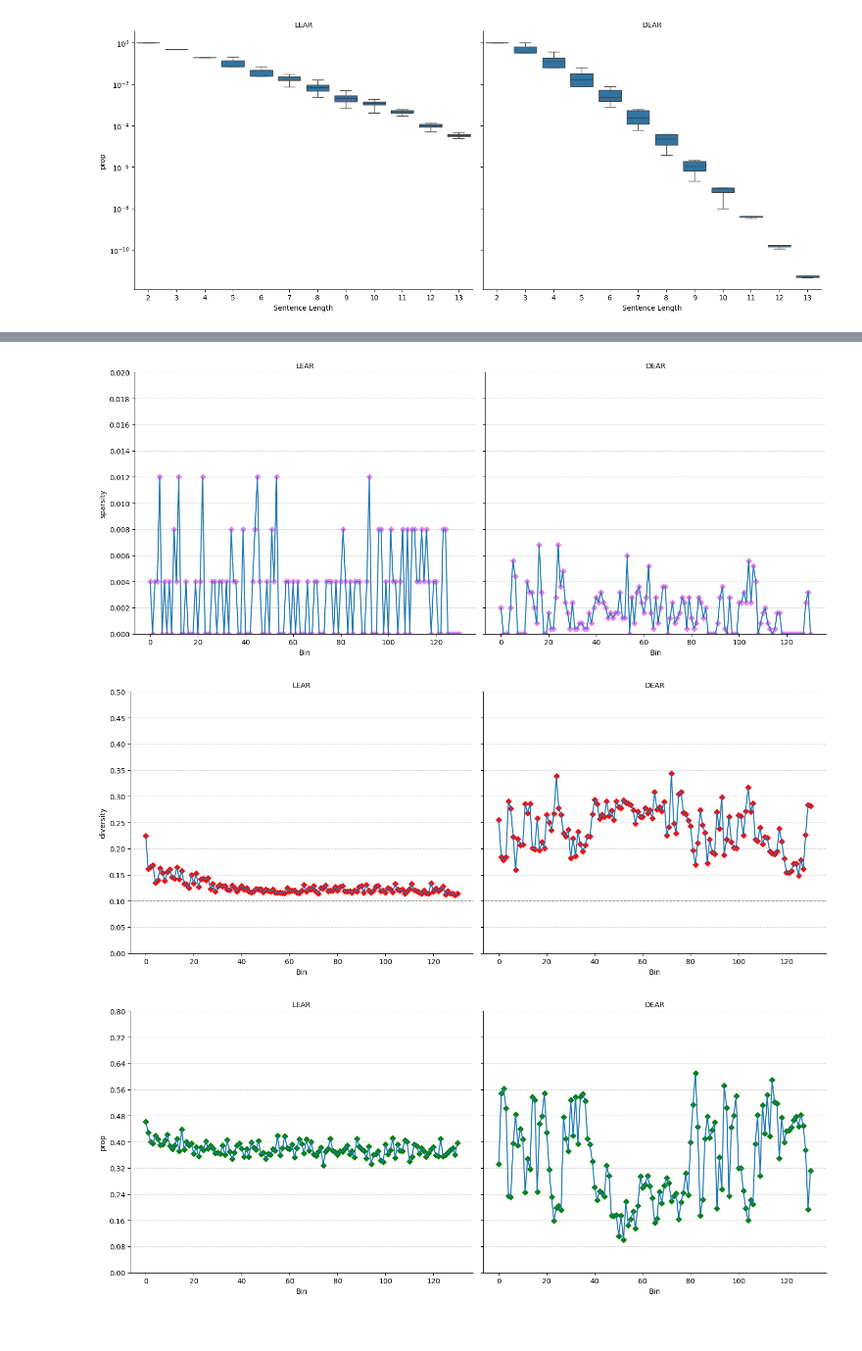
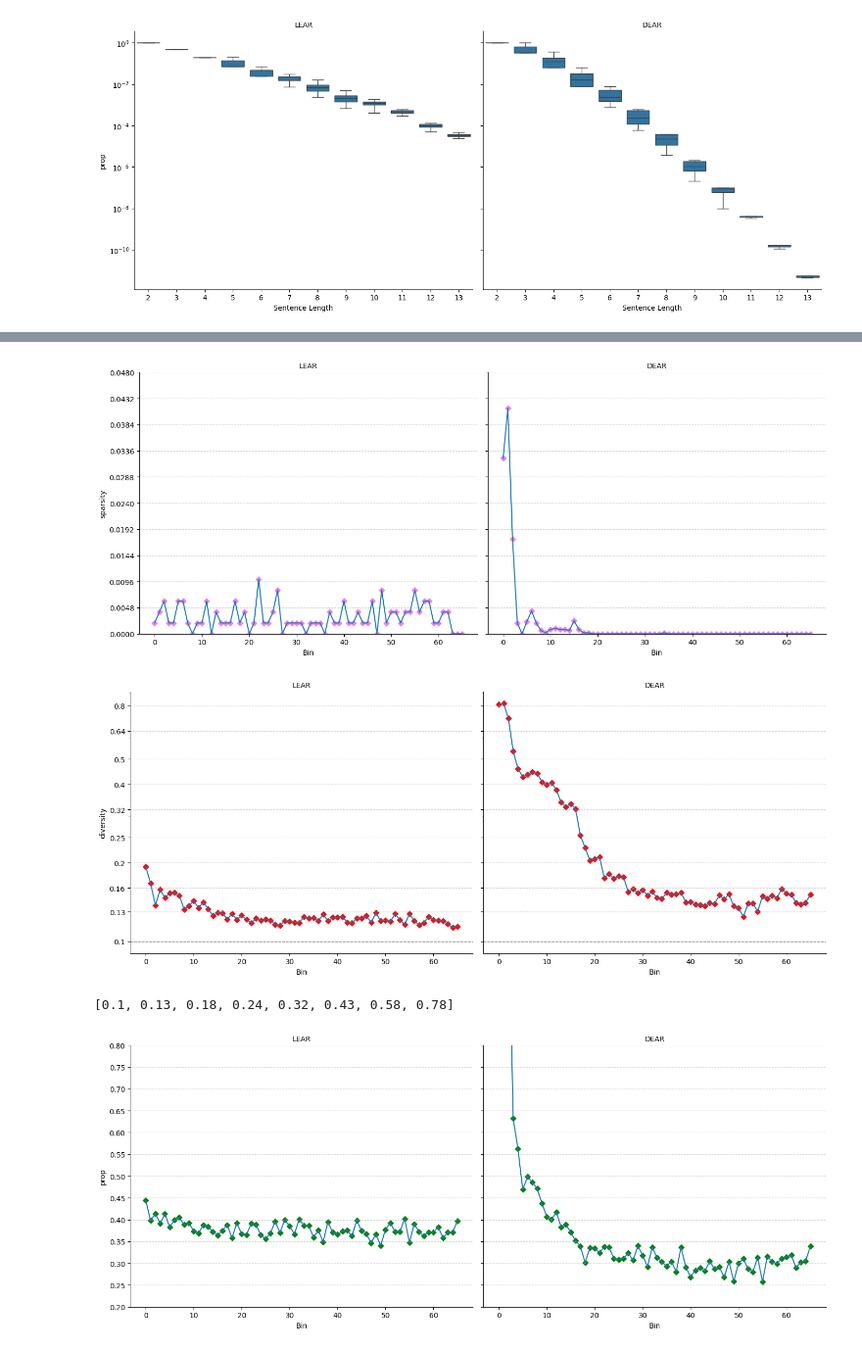
Before and after one commit to JoaquinCardonaRuiz/thesis-compositionality, a Jupyter notebook: ACL/sparsity_test/sparsity.ipynb, the cells around one changed output, grey strips where cells are left out. Shown at 98% size. Saved outputs shown, nothing was run; the diff lists cells and outputs as text; code cells hidden in the pictures.

```diff
--- a/ACL/sparsity_test/sparsity.ipynb
+++ b/ACL/sparsity_test/sparsity.ipynb
@@ -622,6 +796,6 @@ LEAR Diversity Prop Min: 2.403707478414707e-05
 # %%
 # Bin the data into groups of 10 rows by row_num and average c_reward, c_reward_min, c_reward_max
-bin_size = 250
+bin_size = 500
 dear_avg['bin'] = dear_avg['row_num'] // bin_size
 lear_avg['bin'] = lear_avg['row_num'] // bin_size
 
@@ -629,18 +803,24 @@ dear_binned = dear_avg.groupby('bin').agg({
     'c_reward': 'mean',
     'c_reward_min': 'mean',
     'c_reward_max': 'mean',
+    's_reward': 'mean',
     'sparsity': 'mean',
     'diversity': 'mean',
-    'prop': 'mean'
+    'prop': 'mean',
+    'perfect_reward': 'mean',
+    'accuracy': 'mean'
 }).reset_index()
 
 lear_binned = lear_avg.groupby('bin').agg({
     'c_reward': 'mean',
     'c_reward_min': 'mean',
     'c_reward_max': 'mean',
+    's_reward': 'mean',
     'sparsity': 'mean',
     'diversity': 'mean',
-    'prop': 'mean'
+    'prop': 'mean',
+    'perfect_reward': 'mean',
+    'accuracy': 'mean'
 }).reset_index()
 
 lear_binned
@@ -698,8 +878,8 @@ for ax, method in zip(g.axes.flat, df['method'].unique()):
     # Add orange diamond markers to each datapoint
     subset = df[df['method'] == method]
     ax.scatter(subset['bin'], subset['c_reward'], marker='D', color='orange', s=30, label='Data point')
-    ax.set_ylim(0.6, 1)
-    ax.set_yticks([n*0.1 for n in range(6, 11)])
+    ax.set_ylim(0.4, 1)
+    ax.set_yticks([n*0.1 for n in range(4, 11)])
     ax.grid(axis='y', linestyle='--', alpha=0.5)
 
 plt.tight_layout()
@@ -730,14 +974,14 @@ for ax, method in zip(g.axes.flat, df['method'].unique()):
     # Add orange diamond markers to each datapoint
     subset = df[df['method'] == method]
     ax.scatter(subset['bin'], subset['sparsity'], marker='D', color='violet', s=30, label='Data point')
-    ax.set_ylim(0, 0.02)
-    ax.set_yticks([n*0.002 for n in range(11)])
+    ax.set_ylim(0, 0.048)
+    ax.set_yticks([n*0.0048 for n in range(11)])
     ax.grid(axis='y', linestyle='--', alpha=0.5)
 
 plt.tight_layout()
 plt.show()
 # %% [output]
-[figure, old version]
+[figure, new version]
 # %%
 # Create long-form DataFrame
 lear_long = lear_binned[['bin', 'diversity']].copy()
@@ -764,43 +1008,53 @@ for ax, method in zip(g.axes.flat, df['method'].unique()):
     subset = df[df['method'] == method]
     ax.axhline(1/10, color='gray', linestyle='--', linewidth=1, label='1/10')
     ax.scatter(subset['bin'], subset['diversity'], marker='D', color='red', s=30, label='Data point')
-    ax.set_ylim(0, 0.5)
-    ax.set_yticks([n*0.05 for n in range(11)])
+    #ax.set_ylim(0.1, 0.2)
+    #ax.set_yticks([n*0.1 for n in range(10)])
+    ax.set_yscale('log')
+    yticks = [round(0.1 * 1.26**n,2) for n in range(10)]
+    ax.set_yticks(yticks)
+    ax.set_yticklabels([str(ytick) for ytick in yticks])
     ax.grid(axis='y', linestyle='--', alpha=0.5)
 
 plt.tight_layout()
 plt.show()
 # %% [output]
-[figure, old version]
+[figure, new version]
+# %%
+#[0.1, 0.2, 0.4, 0.8]
+
+[round(0.1 * 1.35**n,2) for n in range(8)]
+# %% [output]
+[0.1, 0.13, 0.18, 0.24, 0.32, 0.43, 0.58, 0.78]
 # %%
 # Create long-form DataFrame
 lear_long = lear_binned[['bin', 'prop']].copy()
 lear_long['method'] = 'LEAR'
 dear_long = dear_binned[['bin', 'prop']].copy()
 dear_long['method'] = 'DEAR'
 df = pd.concat([lear_long, dear_long], ignore_index=True)
 
 g = sns.relplot(
     data=df,
     x='bin',
     y='prop',
     col='method',
     kind='line',
     height=6,
     aspect=1.2
 )
 
 g.set_axis_labels("Bin", "prop")
 g.set_titles("{col_name}")
 for ax, method in zip(g.axes.flat, df['method'].unique()):
     # Add orange diamond markers to each datapoint
     subset = df[df['method'] == method]
     ax.scatter(subset['bin'], subset['prop'], marker='D', color='green', s=30, label='Data point')
-    ax.set_ylim(0, 0.8)
-    ax.set_yticks([n*0.08 for n in range(11)])
+    ax.set_ylim(0.2, 0.8)
+    ax.set_yticks([n*0.05 for n in range(4,17)])
     ax.grid(axis='y', linestyle='--', alpha=0.5)
 
 plt.tight_layout()
 plt.show()
 # %% [output]
-[figure, old version]
+[figure, new version]
```
Also changed, not shown: parts of 23 cells of this notebook, 3 other files.
